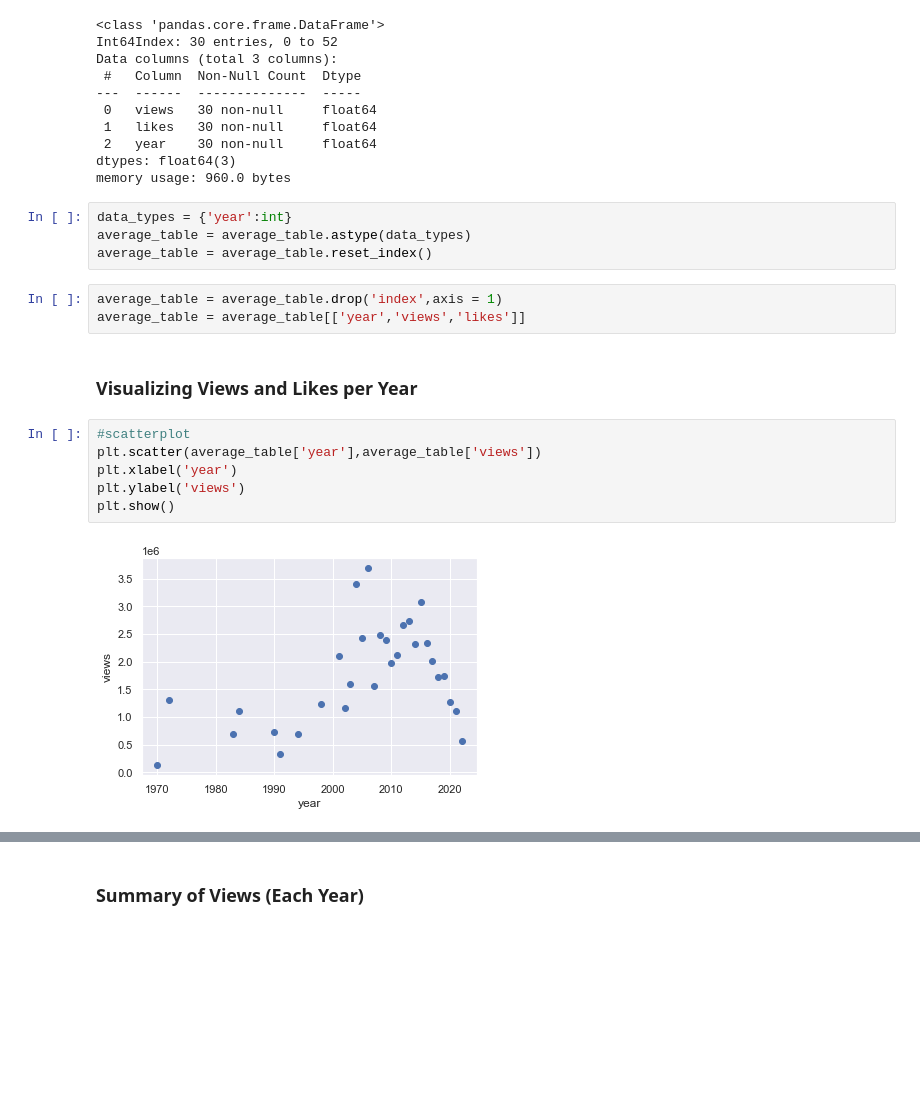
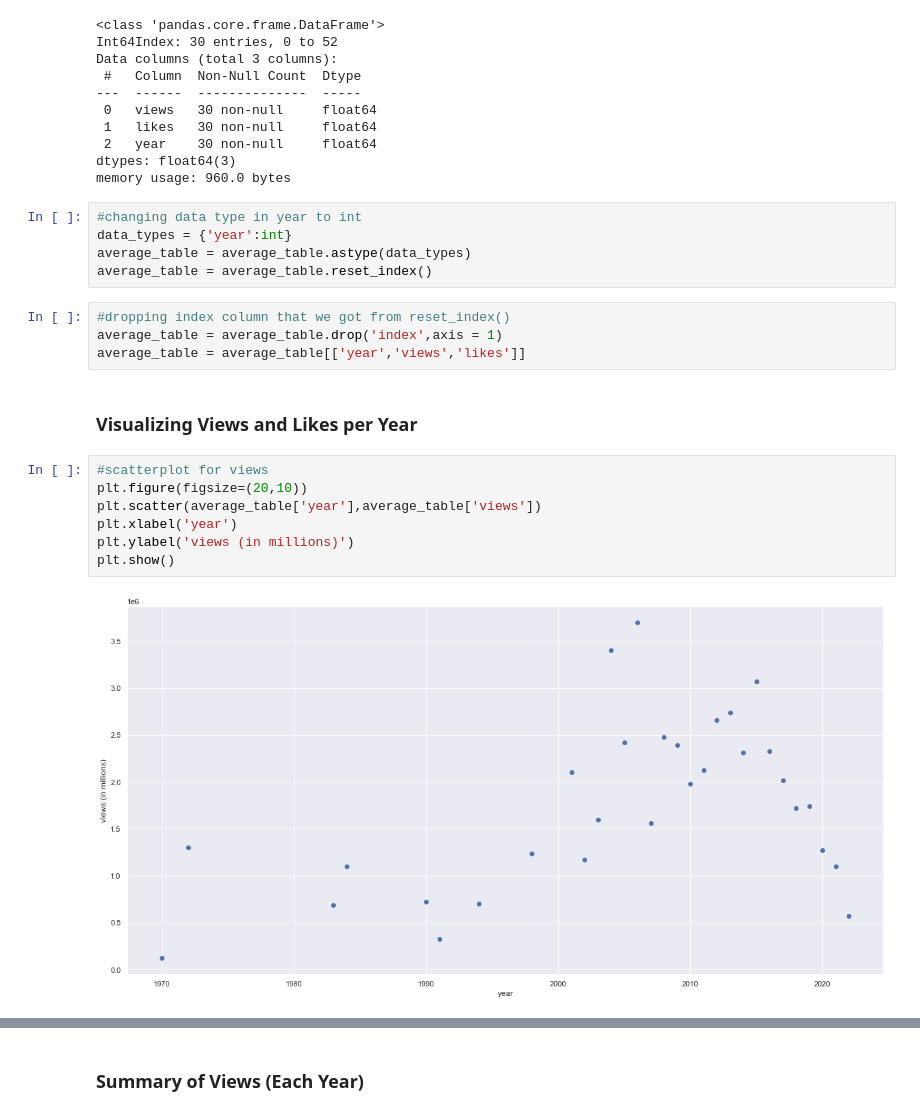
Before and after one commit to 3rda/Portfolio, a Jupyter notebook: TedTalksEDA/TedTalks.ipynb, the cells around one changed output, grey strips where cells are left out. Drawn from its saved outputs; the diff is of its cells as text; blank space fills up the shorter version.

```diff
--- a/TedTalksEDA/TedTalks.ipynb
+++ b/TedTalksEDA/TedTalks.ipynb
@@ -287,20 +267,23 @@ Data columns (total 3 columns):
 dtypes: float64(3)
 memory usage: 960.0 bytes
 # %%
+#changing data type in year to int
 data_types = {'year':int}
 average_table = average_table.astype(data_types)
 average_table = average_table.reset_index()
 # %%
+#dropping index column that we got from reset_index()
 average_table = average_table.drop('index',axis = 1)
 average_table = average_table[['year','views','likes']]
 # %% [markdown]
 ### Visualizing Views and Likes per Year
 # %%
-#scatterplot
+#scatterplot for views
+plt.figure(figsize=(20,10))
 plt.scatter(average_table['year'],average_table['views'])
 plt.xlabel('year')
-plt.ylabel('views')
+plt.ylabel('views (in millions)')
 plt.show()
 # %% [output]
-[figure, old version]
+[figure, new version]
 # %%
```
Also changed, not shown: parts of 58 cells of this notebook.
